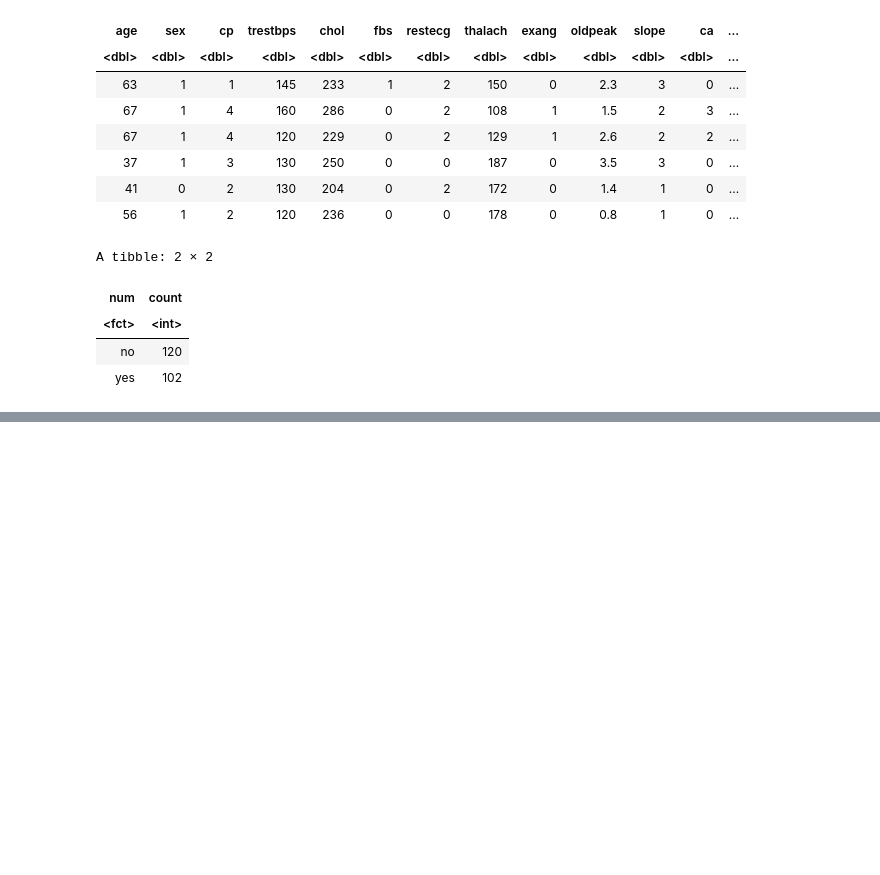
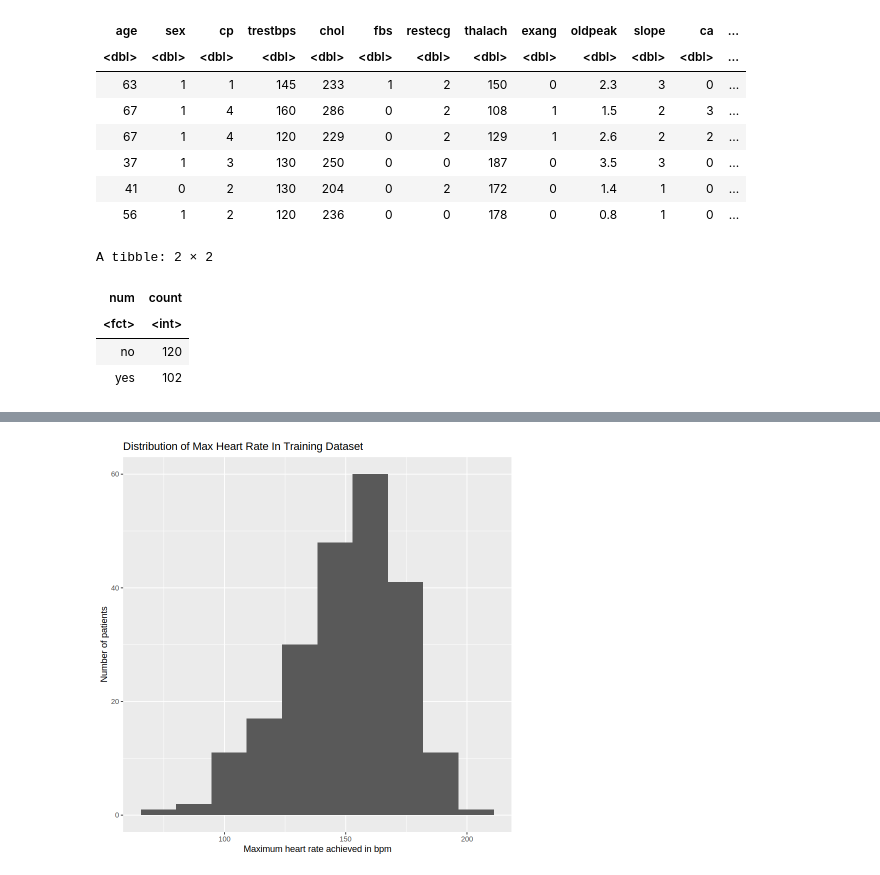
Before and after one commit to kcarri02/GROUP-PROJECT, a Jupyter notebook: ProjectNotebook.ipynb, the cells around one changed output, grey strips where cells are left out. Drawn from its saved outputs; the diff is of its cells as text; code cells hidden in the pictures; blank space fills up the shorter version.

```diff
--- a/ProjectNotebook.ipynb
+++ b/ProjectNotebook.ipynb
@@ -121,0 +156,9 @@ chol_vs_heart
+# %%
+thalachdistribution <- heart_training |>
+ggplot(aes(x = thalach)) +
+geom_histogram(bins = 10) +
+labs(x = "Maximum heart rate achieved in bpm", y = "Number of patients") +
+ggtitle("Distribution of Max Heart Rate In Training Dataset")
+thalachdistribution
+# %% [output]
+[figure, added]
```
Also changed, not shown: parts of 9 cells of this notebook.
